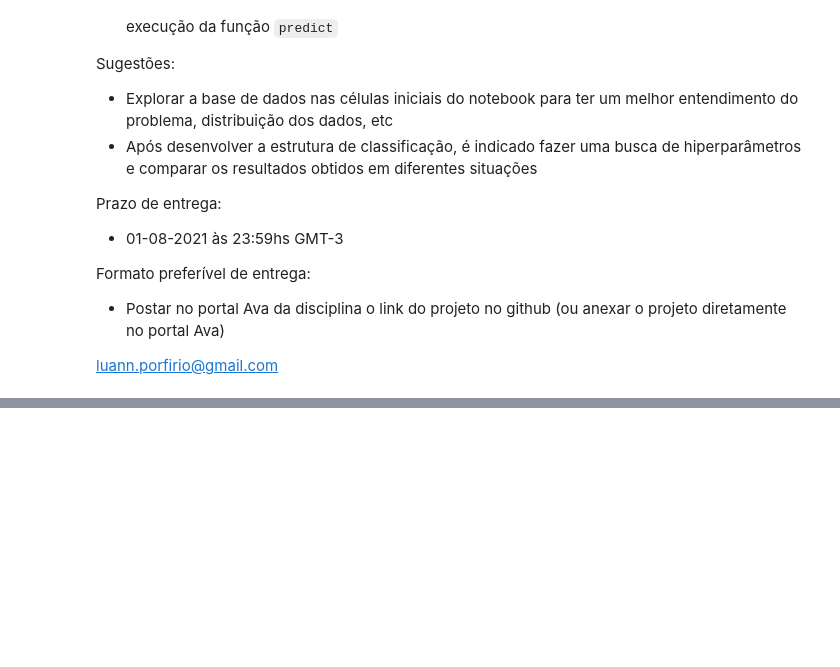
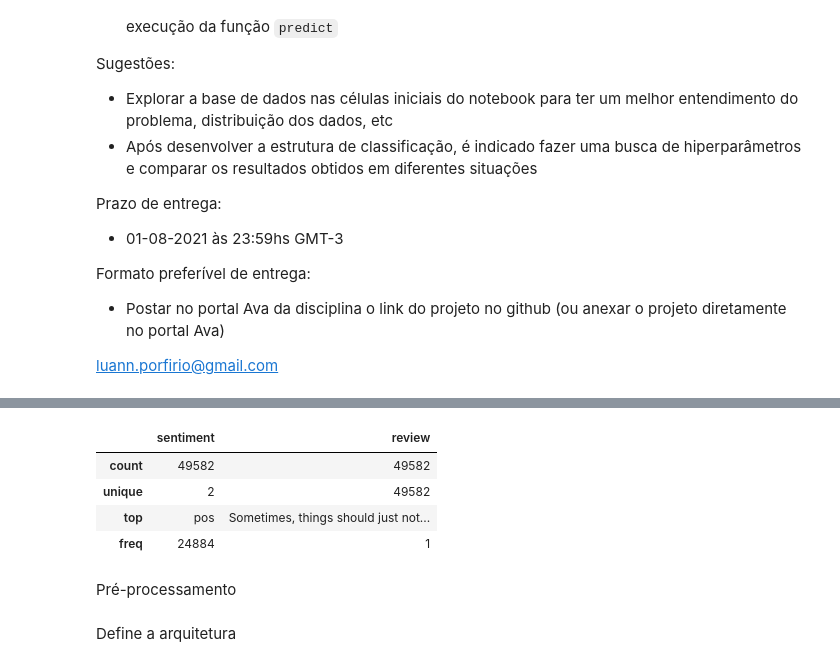
Before and after one commit to diegourban/pos-datascience, a Jupyter notebook: CMP.18.0.2 - Deep Learning/assignment.ipynb, the cells around one changed output, grey strips where cells are left out. Drawn from its saved outputs; the diff is of its cells as text; code cells hidden in the pictures; blank space fills up the shorter version.

```diff
--- a/CMP.18.0.2 - Deep Learning/assignment.ipynb
+++ b/CMP.18.0.2 - Deep Learning/assignment.ipynb
@@ -120,0 +127,12 @@ df_imdb_raw[df_imdb_raw.duplicated()]
+# %%
+df_imdb_raw.drop_duplicates(inplace=True)
+# %%
+df_imdb_raw.describe()
+# %% [output]
+|  | sentiment | review |
+| count | 49582 | 49582 |
+| unique | 2 | 49582 |
+| top | pos | Sometimes, things should just not... |
+| freq | 24884 | 1 |
+# %% [markdown]
+Pré-processamento
@@ -120,0 +169,2 @@ df_imdb_raw[df_imdb_raw.duplicated()]
+# %% [markdown]
+Define a arquitetura
```
Also changed, not shown: parts of 19 cells of this notebook.
